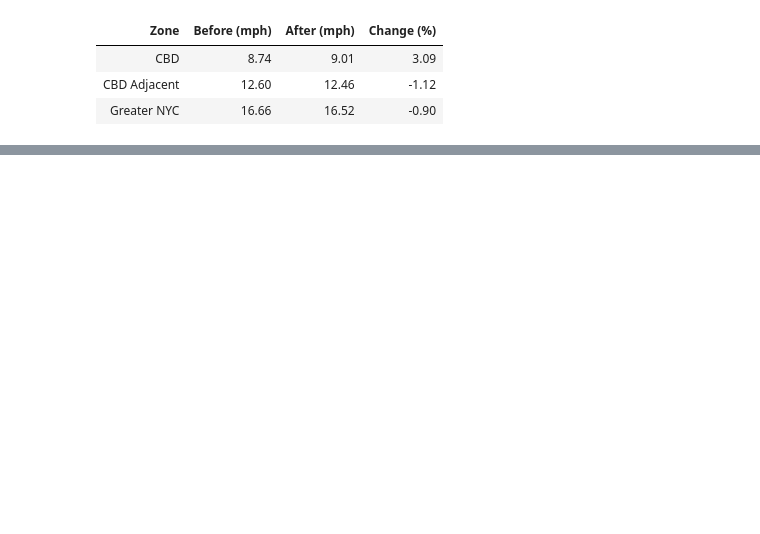
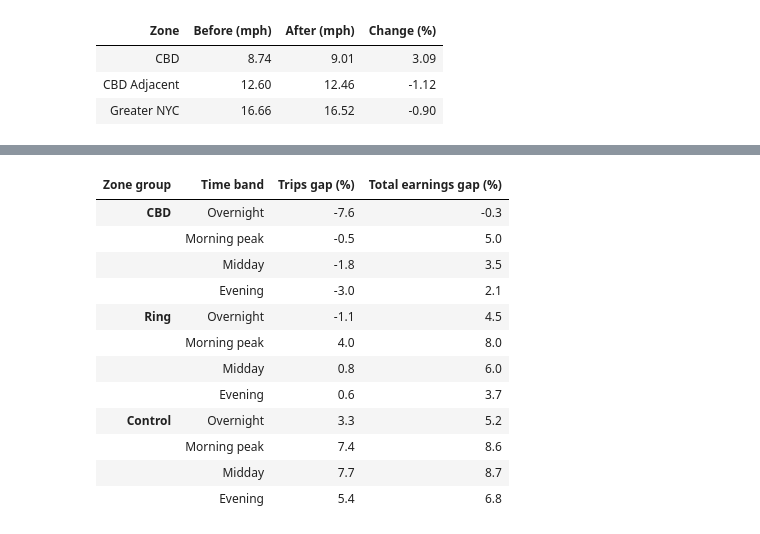
Before and after one commit to aloonsballoons/mast30034-project1, a Jupyter notebook: main.ipynb, the cells around one changed output, grey strips where cells are left out. Saved outputs shown, nothing was run; the diff lists cells and outputs as text; code cells hidden in the pictures; blank space fills up the shorter version.

```diff
--- a/main.ipynb
+++ b/main.ipynb
@@ -1372,0 +751,21 @@ plots.flat(table_2.round(1), merge=["service", "group"])
+# %%
+# All 265 zones, not just the 15 shown: the median zone's gap in each
+# zone group and band, for high volume for-hire vehicle
+plots.flat(fhvhv_bands.groupby(["zone_group", "time_band"], observed=True)
+           [["trips_gap_pct", "total_earnings_gap_pct"]].median().round(1)
+           .reindex(["cbd", "ring", "control"], level="zone_group"),
+           merge=["zone_group"])
+# %% [output]
+| Zone group | Time band | Trips gap (%) | Total earnings gap (%) |
+| CBD | Overnight | -7.6 | -0.3 |
+|  | Morning peak | -0.5 | 5.0 |
+|  | Midday | -1.8 | 3.5 |
+|  | Evening | -3.0 | 2.1 |
+| Ring | Overnight | -1.1 | 4.5 |
+|  | Morning peak | 4.0 | 8.0 |
+|  | Midday | 0.8 | 6.0 |
+|  | Evening | 0.6 | 3.7 |
+| Control | Overnight | 3.3 | 5.2 |
+|  | Morning peak | 7.4 | 8.6 |
+|  | Midday | 7.7 | 8.7 |
+|  | Evening | 5.4 | 6.8 |
```
Also changed, not shown: parts of 99 cells of this notebook, 16 other files.
